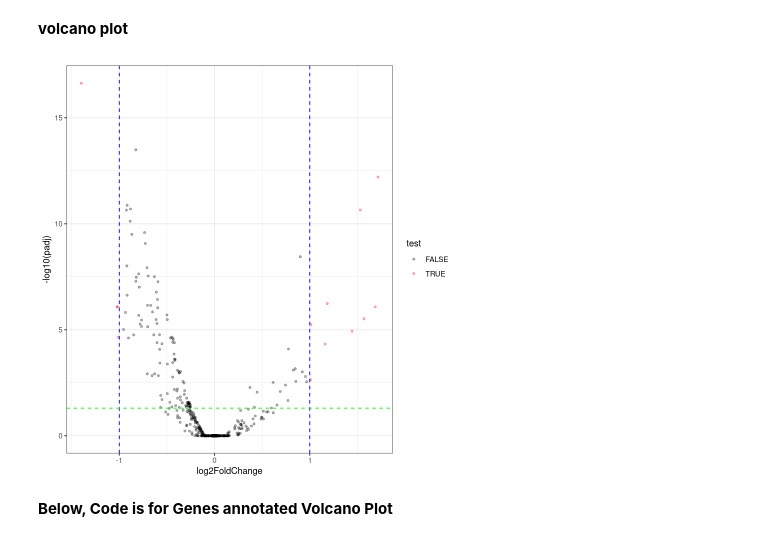
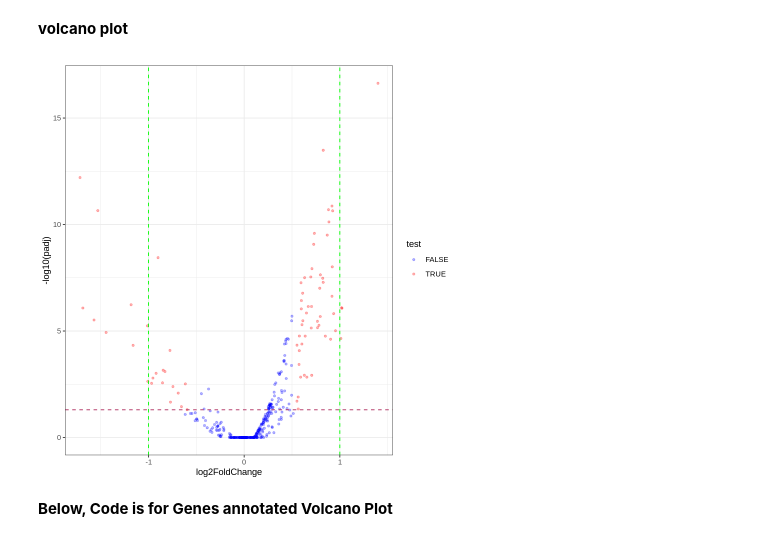
Before and after one commit to Mahendra687/RNA-Seq-data-analysis, a Jupyter notebook: mirRNA/miRNA_DESeqAnalysis.ipynb, the cells around one changed output. Drawn from its saved outputs; the diff is of its cells as text; code cells hidden in the pictures.

```diff
--- a/mirRNA/miRNA_DESeqAnalysis.ipynb
+++ b/mirRNA/miRNA_DESeqAnalysis.ipynb
@@ -29,9 +35,9 @@
 **Loading the countmatrix datasets**
 # %%
 #get countnMatrix dataset
-count_matrix = as.matrix(read.csv("mir00.csv", row.names = "Genes"))
+count_matrix = as.matrix(read.csv("/content/mir00.csv", row.names = "Genes"))
 #get meta dataset(sample information:studyDesign)
-metaData = as.matrix(read.csv("Condition.csv"))
+metaData = as.matrix(read.csv("/content/Condition.csv"))
 
 #head(count_matrix) #print the  countnMatrix dataset
 #print(metaData) #print the meta datasets
@@ -103,7 +110,7 @@ colData names(2): miRNA_id Condition
 **Condition**
 # %%
 # set control condition as reference
-deseq_dataset$condition = relevel(deseq_dataset$Condition, ref = "Tumor")
+deseq_dataset$Condition = relevel(deseq_dataset$Condition, ref = "Control")
 # %% [markdown]
 **Exploratory Data Analysis**
 # %%
@@ -125,8 +132,7 @@ final dispersion estimates
 
 fitting model and testing
 # %%
-deseq_result = results(deseq_dataset, contrast = c("Condition",
-                                                 "Tumor", "Control"))
+deseq_result = results(deseq_dataset, contrast = c("Condition","Control", "Tumor"))
 summary(deseq_result) #overall result statistics from DESeq2
 # %% [output]
 out of 1881 with nonzero total read count
@@ -291,5 +312,5 @@ plotPCA(vst, intgroup=c("Condition"))+theme_bw()
 * padj < 0.05
 * log2FoldChange > 1 < -1
 # %%
-#result_df = as.data.frame(deseq_result) #DESeq dataframe to R-base Dataframe
-#head(result_df) # result_table is a DataFrame not a data.frame: a base-r dataframe
+result_df = as.data.frame(deseq_result) #DESeq dataframe to R-base Dataframe
+head(result_df) # result_table is a DataFrame not a data.frame: a base-r dataframe
@@ -374,19 +405,19 @@ plotMA(deseq_result, ylim=c(-2,2), main = "MA-plot", colNonSig = "red")
 # %% [markdown]
 **volcano plot**
 # %%
-filter_df1$test = filter_df1$padj < 0.05 & abs(filter_df1$log2FoldChange) > 1 #combine test
+filter_df1$test = filter_df1$padj < 0.05 & abs(filter_df1$log2FoldChange) > 0.5 #combine test
 ggplot(filter_df1, aes(x=log2FoldChange, y = -log10(padj))) +
 geom_point(aes(colour = test ), size=1, alpha=0.3 )+
-scale_colour_manual(values=c('black', 'red')) +
-geom_vline(xintercept = 1, colour="blue", linetype=2) +
-geom_vline(xintercept = -1, colour="blue", linetype=2) +
-geom_hline(yintercept = -log10(0.05),colour="green",  linetype=2) +
+scale_colour_manual(values=c('blue','red')) +
+geom_vline(xintercept = 1, colour="green", linetype=2) +
+geom_vline(xintercept = -1, colour="green", linetype=2) +
+geom_hline(yintercept = -log10(0.05),colour="maroon",  linetype=2) +
 #theme(legend.position = "none")
 #xlim(-3,3)+
 #ylim(0,10)+
 #ggplotly(g)
 theme_bw()
 # %% [output]
-[figure, old version]
+[figure, new version]
 # %% [markdown]
 **Below, Code is for Genes annotated Volcano Plot**
```
Also changed, not shown: parts of 27 cells of this notebook.
